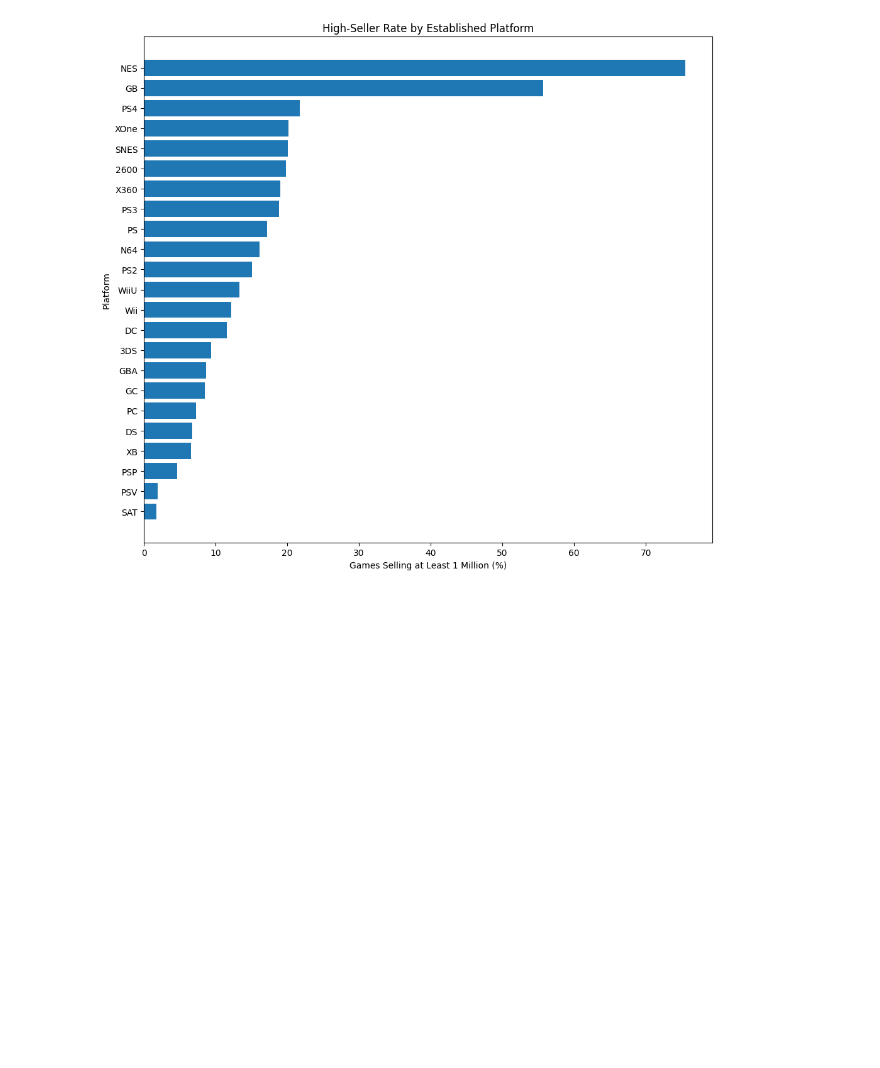
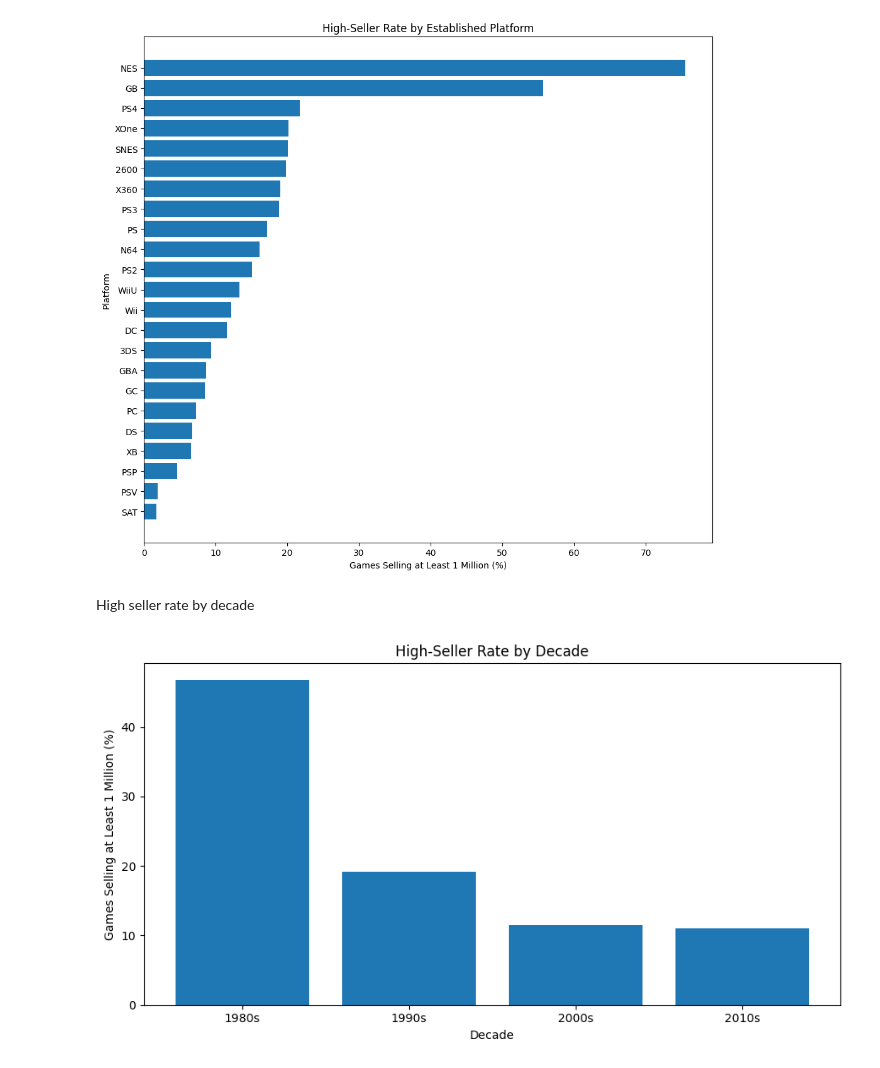
Before and after one commit to tylernsocial/data-analysis-on-the-videogame-industry, a Jupyter notebook: notebooks/02_exploratory_data_analysis.ipynb, the cells around one changed output. Cells and saved outputs as stored; diff of their text form; code cells hidden in the pictures; blank space fills up the shorter version.

```diff
--- a/notebooks/02_exploratory_data_analysis.ipynb
+++ b/notebooks/02_exploratory_data_analysis.ipynb
@@ -874,3 +874,41 @@ plt.tight_layout()
 plt.show()
 # %% [output]
 [figure]
+# %% [markdown]
+High seller rate by decade
+# %%
+decade_high_seller_summary = (
+    df.groupby("decade")
+    .agg(
+        game_count=("name", "count"),
+        high_seller_rate=("is_high_seller", "mean")
+    )
+    .reset_index()
+)
+
+decade_high_seller_summary[
+    "high_seller_percentage"
+] = (
+    decade_high_seller_summary[
+        "high_seller_rate"
+    ] * 100
+)
+
+##decade_high_seller_summary
+fig, ax = plt.subplots(figsize=(9, 5))
+
+ax.bar(
+    decade_high_seller_summary["decade"],
+    decade_high_seller_summary[
+        "high_seller_percentage"
+    ]
+)
+
+ax.set_title("High-Seller Rate by Decade")
+ax.set_xlabel("Decade")
+ax.set_ylabel("Games Selling at Least 1 Million (%)")
+
+plt.tight_layout()
+plt.show()
+# %% [output]
+[figure, added]
```
Also changed, not shown: parts of 5 cells of this notebook.
